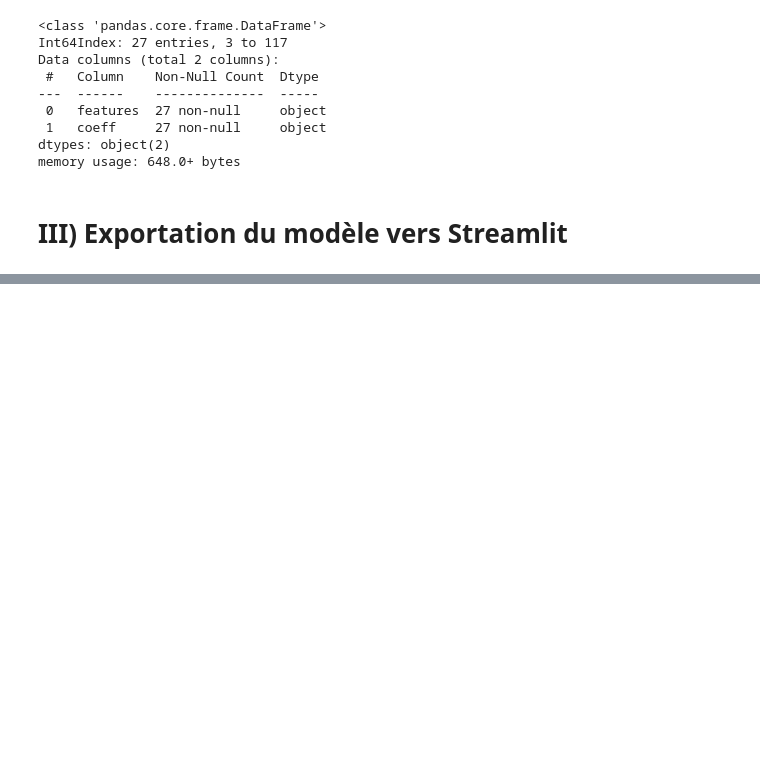
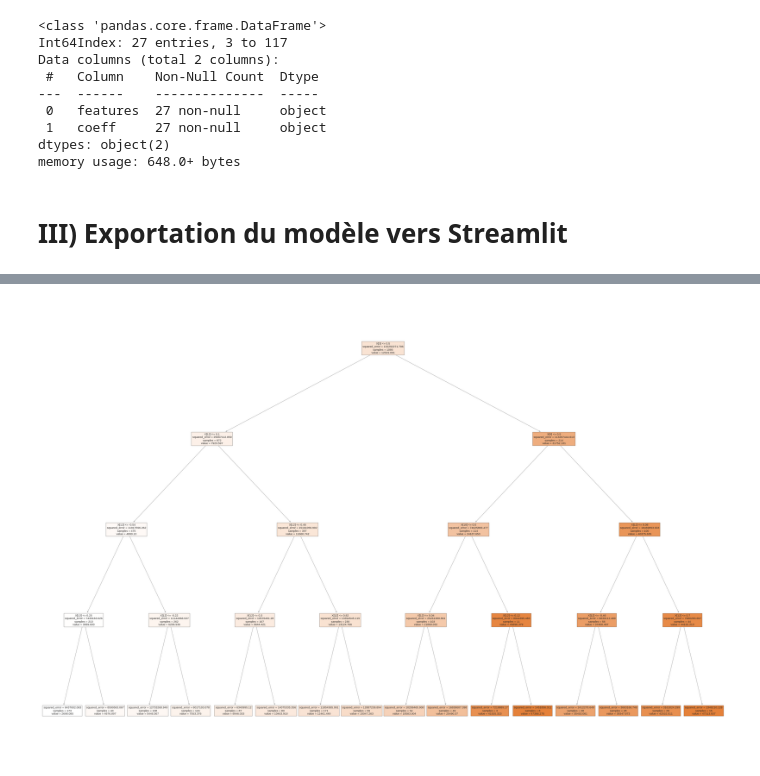
Before and after one commit to JynMoriarty/Assurance, a Jupyter notebook: modelisation.ipynb, the cells around one changed output, grey strips where cells are left out. Cells and saved outputs as stored; diff of their text form; code cells hidden in the pictures; blank space fills up the shorter version.

```diff
--- a/modelisation.ipynb
+++ b/modelisation.ipynb
@@ -347,0 +350,9 @@ pickle_out4.close()
+# %%
+from sklearn.tree import DecisionTreeClassifier,DecisionTreeRegressor,plot_tree
+from sklearn import metrics
+
+reg_decision_model=make_pipeline(preprocessor,DecisionTreeRegressor())
+reg_decision_model.fit(X_train,y_train)
+# reg_decision_model.fit(X_train,y_train)
+# print(reg_decision_model.score(X_train,y_train))
+# reg_decision_model.score(X_test,y_test)
@@ -347,0 +378,8 @@ pickle_out4.close()
+# %%
+parameters={
+            "decisiontreeregressor__max_depth" : np.arange(1,10,1),
+            "decisiontreeregressor__min_samples_leaf":[1,2,3,4,5,6,7,8,9,10],
+            "decisiontreeregressor__splitter":["best","random"],
+            "decisiontreeregressor__max_leaf_nodes":[1,10,20,30,40,50,60,70,80,90]
+
+           }
@@ -347,0 +390,5 @@ pickle_out4.close()
+# %%
+start_time=timer(None)
+tuning_model=GridSearchCV(reg_decision_model,param_grid=parameters,scoring='neg_root_mean_squared_error',cv=3)
+tuning_model.fit(X_train,y_train)
+print(timer(start_time))
@@ -347,0 +465,6 @@ pickle_out4.close()
+# %%
+fig = plt.figure(figsize=(30,20))
+plot_tree(tuning_model.best_estimator_.named_steps['decisiontreeregressor'],filled=True)
+plt.show()
+# %% [output]
+[figure, added]
```
Also changed, not shown: parts of 13 cells of this notebook, 12 other files.
